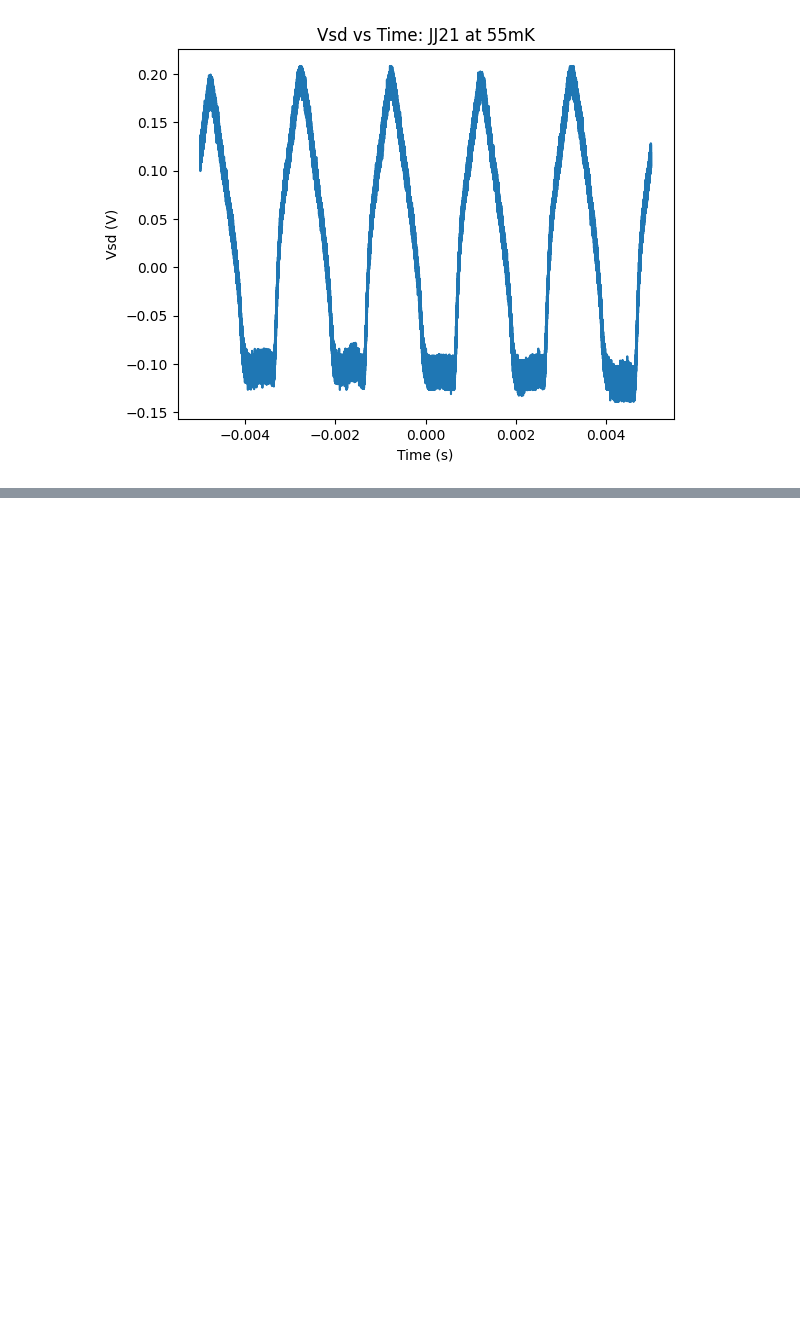
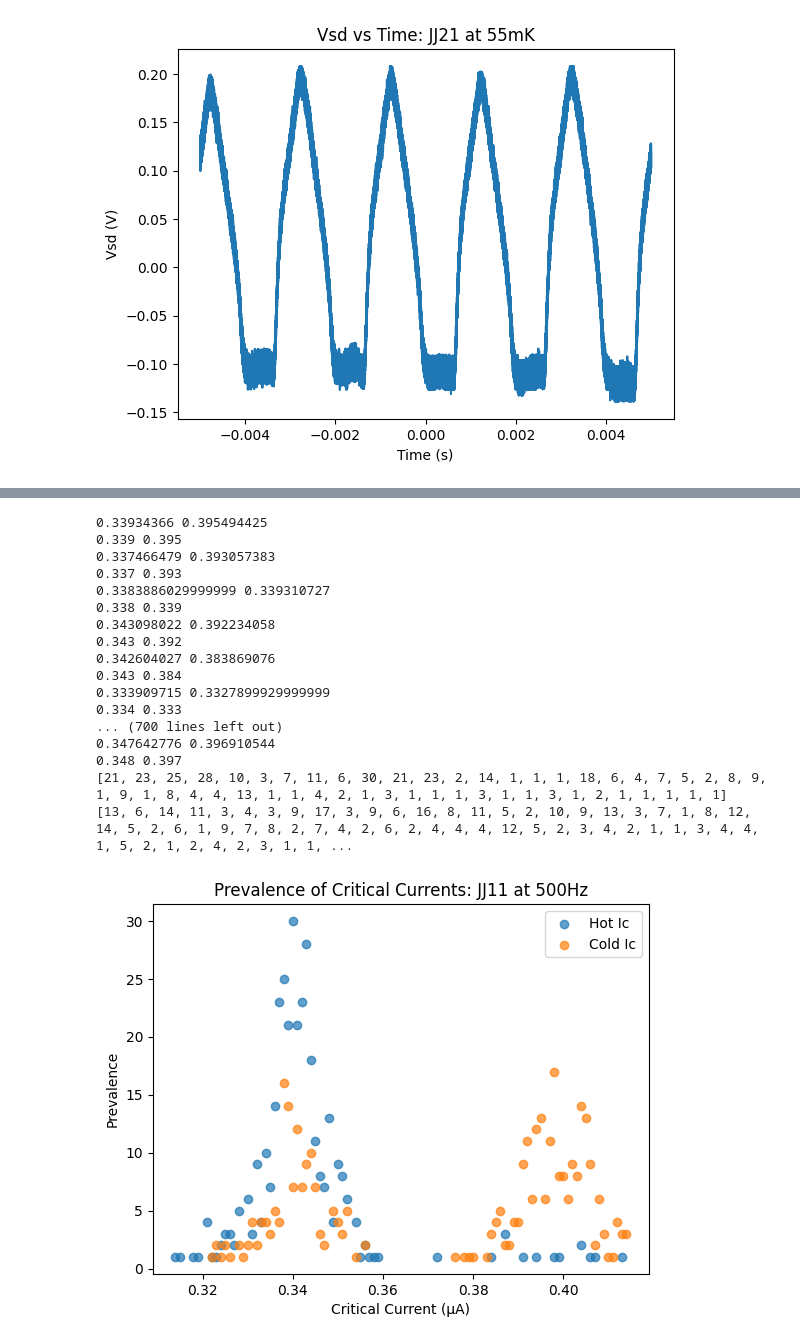
Before and after one commit to defnedoken/labeq, a Jupyter notebook: pulse_analysis.ipynb, the cells around one changed output, grey strips where cells are left out. Cells and saved outputs as stored; diff of their text form; code cells hidden in the pictures; blank space fills up the shorter version.

```diff
--- a/pulse_analysis.ipynb
+++ b/pulse_analysis.ipynb
@@ -212,23 +105,37 @@ plt.plot(time_700, Vsd_700, label='Channel 3')
 # %%
-def plot_Ic_Voltage_distribution(frequency):
-    Ic_voltages = defaultdict(int)
+def plot_Ic_distribution(frequency):
+    Ics_hot = defaultdict(int)
+    Ics_cold = defaultdict(int)
 
-    for i in range(1,11):
-        data = pd.read_csv(f'JJ11_f={frequency}Hz_trace{i}.csv')
+    for i in range(1,21):
+        data = pd.read_csv(f'JJ11_f={frequency}Hz2_trace{i}.csv')
         time = data['Time (s)'].values
         Vsd = data['Channel 3'].values
         Isd = data['Channel 1'].values
         _, Vsd_shifted = calculate_time_delay_and_shift(time, Isd, Vsd)
-        _, VIcs = get_Ic_times(time, Vsd_shifted)
-        if len(VIcs) > 0:
-            for VIc in VIcs:
-                rounded_VIc = round(VIc, 2)
-                Ic_voltages[rounded_VIc] += 1
+        entry_indices, exit_indices = get_Ic_times(time, Vsd_shifted, Isd)
+
+        bin_width = 0.01  # Adjust bin width as needed
+
+        if len(entry_indices) > 0 and len(exit_indices) > 0:
+            for i in range(min(len(entry_indices), len(exit_indices))):
+                Ic_hot = Isd[entry_indices[i]]
+                Ic_cold = Isd[exit_indices[i]]
+                print(Ic_hot, Ic_cold)
+                rounded_Ic_hot = round(Ic_hot, 3)
+                rounded_Ic_cold = round(Ic_cold, 3)
+                print(rounded_Ic_hot, rounded_Ic_cold)
+                Ics_hot[rounded_Ic_hot] += 1
+                Ics_cold[rounded_Ic_cold] += 1
 
     plt.figure()
-    plt.xlabel('Voltage at Ic time (V)')
+    plt.xlabel('Critical Current (µA)')
     plt.ylabel('Prevalence')
-    plt.title(f'Prevalence of Voltages at Critical Current Times: JJ11 at {frequency}Hz')
-    print(list(Ic_voltages.values()))
-    plt.scatter(list(Ic_voltages.keys()), list(Ic_voltages.values()))
+    plt.title(f'Prevalence of Critical Currents: JJ11 at {frequency}Hz')
+    print(list(Ics_hot.values()))
+    print(list(Ics_cold.values()))
+    plt.scatter(list(Ics_hot.keys()), list(Ics_hot.values()), label='Hot Ic', alpha=0.7)
+    plt.scatter(list(Ics_cold.keys()), list(Ics_cold.values()), label='Cold Ic', alpha=0.7)
+    plt.legend()
+    #plt.scatter(list(Ics.keys()), list(Ics.values()))
 # %%
@@ -330,0 +295,21 @@ plot_Ic_Voltage_distribution(21,55)
+# %%
+plot_Ic_distribution(500)
+# %% [output]
+0.33934366 0.395494425
+0.339 0.395
+0.337466479 0.393057383
+0.337 0.393
+0.3383886029999999 0.339310727
+0.338 0.339
+0.343098022 0.392234058
+0.343 0.392
+0.342604027 0.383869076
+0.343 0.384
+0.333909715 0.3327899929999999
+0.334 0.333
+... (700 lines left out)
+0.347642776 0.396910544
+0.348 0.397
+[21, 23, 25, 28, 10, 3, 7, 11, 6, 30, 21, 23, 2, 14, 1, 1, 1, 18, 6, 4, 7, 5, 2, 8, 9, 1, 9, 1, 8, 4, 4, 13, 1, 1, 4, 2, 1, 3, 1, 1, 1, 3, 1, 1, 3, 1, 2, 1, 1, 1, 1, 1]
+[13, 6, 14, 11, 3, 4, 3, 9, 17, 3, 9, 6, 16, 8, 11, 5, 2, 10, 9, 13, 3, 7, 1, 8, 12, 14, 5, 2, 6, 1, 9, 7, 8, 2, 7, 4, 2, 6, 2, 4, 4, 4, 12, 5, 2, 3, 4, 2, 1, 1, 3, 4, 4, 1, 5, 2, 1, 2, 4, 2, 3, 1, 1, ...
+[figure, added]
```
Also changed, not shown: parts of 15 cells of this notebook.
